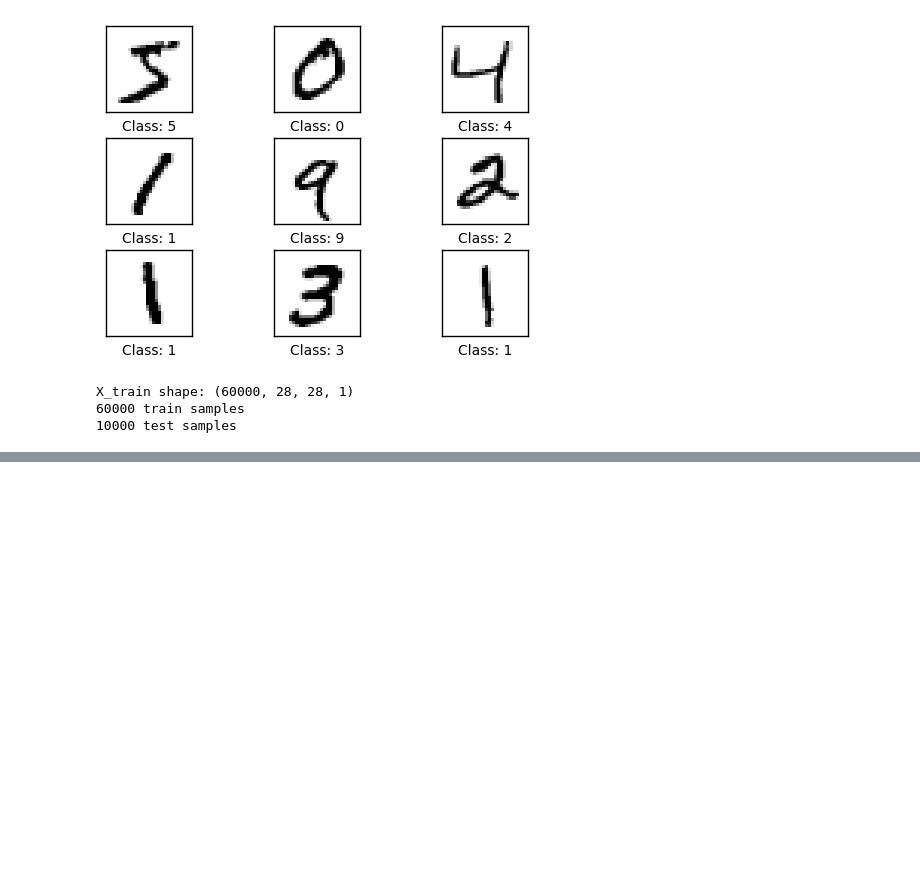
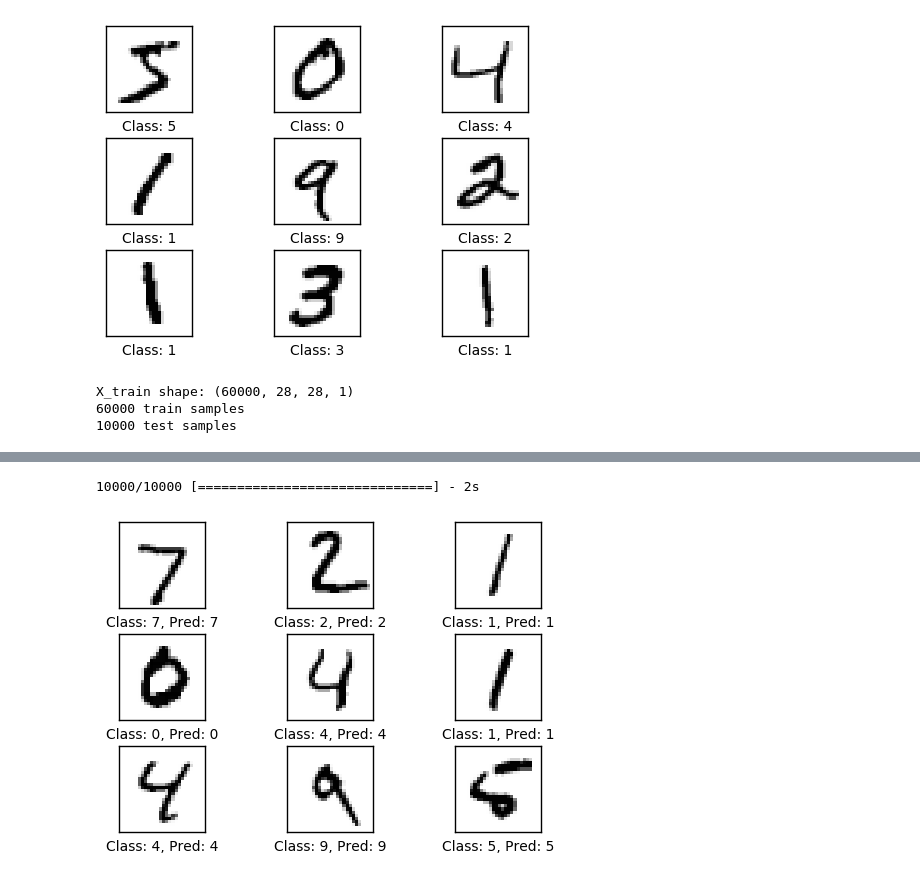
Before and after one commit to Kidel/In-Codice-Ratio-OCR-with-CNN, a Jupyter notebook: Notebooks/04_Mnist-Ensemble.ipynb, the cells around one changed output, grey strips where cells are left out. Cells and saved outputs as stored; diff of their text form; code cells hidden in the pictures; blank space fills up the shorter version.

```diff
--- a/Notebooks/04_Mnist-Ensemble.ipynb
+++ b/Notebooks/04_Mnist-Ensemble.ipynb
@@ -235,0 +251,15 @@ Test error: 1.45464536667 %
+# %%
+# The predict_classes function outputs the highest probability class
+# according to the trained classifier for each input example.
+predicted_classes = merged_model.predict_classes([np.asarray(X_test)] * number_of_models)
+
+# Check which items we got right / wrong
+correct_indices = np.nonzero(predicted_classes == y_test)[0]
+incorrect_indices = np.nonzero(predicted_classes != y_test)[0]
+# %% [output]
+10000/10000 [==============================] - 2s
+# %%
+u.plot_images(X_test[correct_indices[:9]], y_test[correct_indices[:9]],
+              predicted_classes[correct_indices[:9]])
+# %% [output]
+[figure, added]
```
Also changed, not shown: parts of 6 cells of this notebook, 5 other files.
